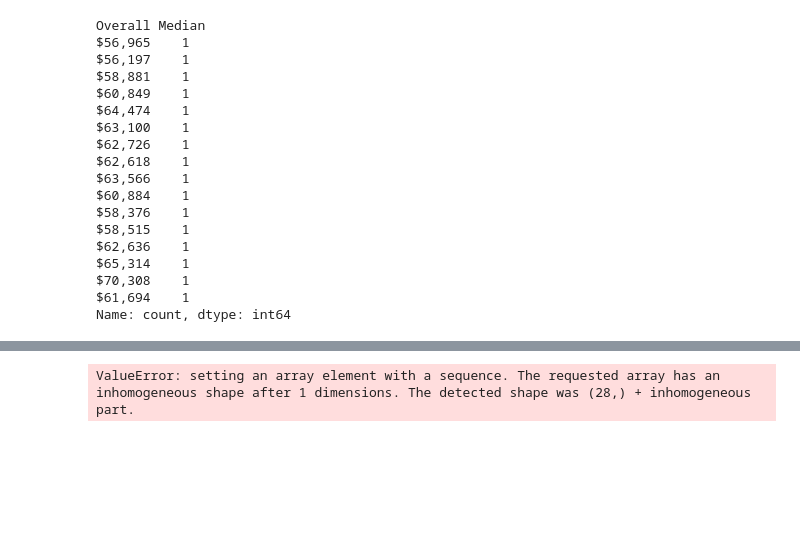
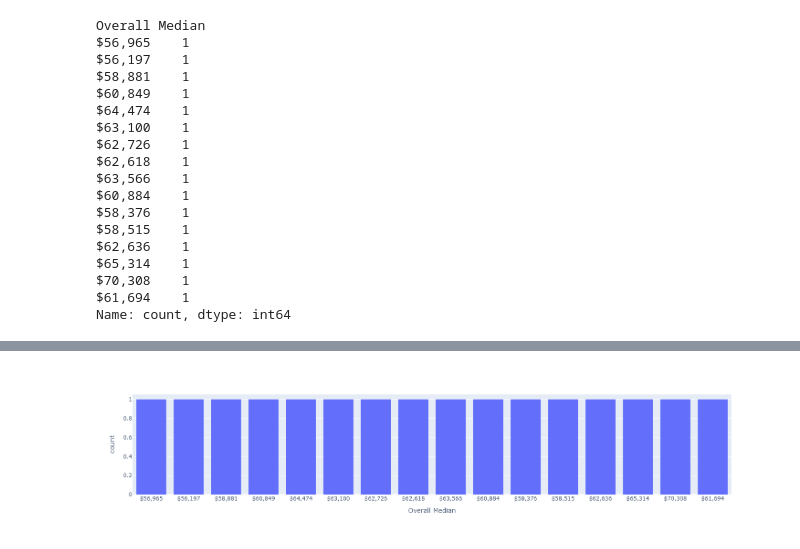
Before and after one commit to Kadegrothem/Day8, a Jupyter notebook: Day8-HW.ipynb, the cells around one changed output, grey strips where cells are left out. Saved outputs shown, nothing was run; the diff lists cells and outputs as text; code cells hidden in the pictures; blank space fills up the shorter version.

```diff
--- a/Day8-HW.ipynb
+++ b/Day8-HW.ipynb
@@ -292,8 +296,10 @@ DF_raw.describe()
 | top | 1991 | $56,965 | $24,270 | $32,189 | $52,293 | ... |
 | freq | 1 | 1 | 1 | 1 | 1 | ... |
 # %%
-fig = px.histogram(DF,
+fig = px.histogram(DF_raw,
                     x='Overall Median')
+
 fig.show()
+#Need to convert
 # %% [output]
-ValueError: setting an array element with a sequence. The requested array has an inhomogeneous shape after 1 dimensions. The detected shape was (28,) + inhomogeneous part.
+[figure, added]
```
Also changed, not shown: parts of 2 cells of this notebook.
